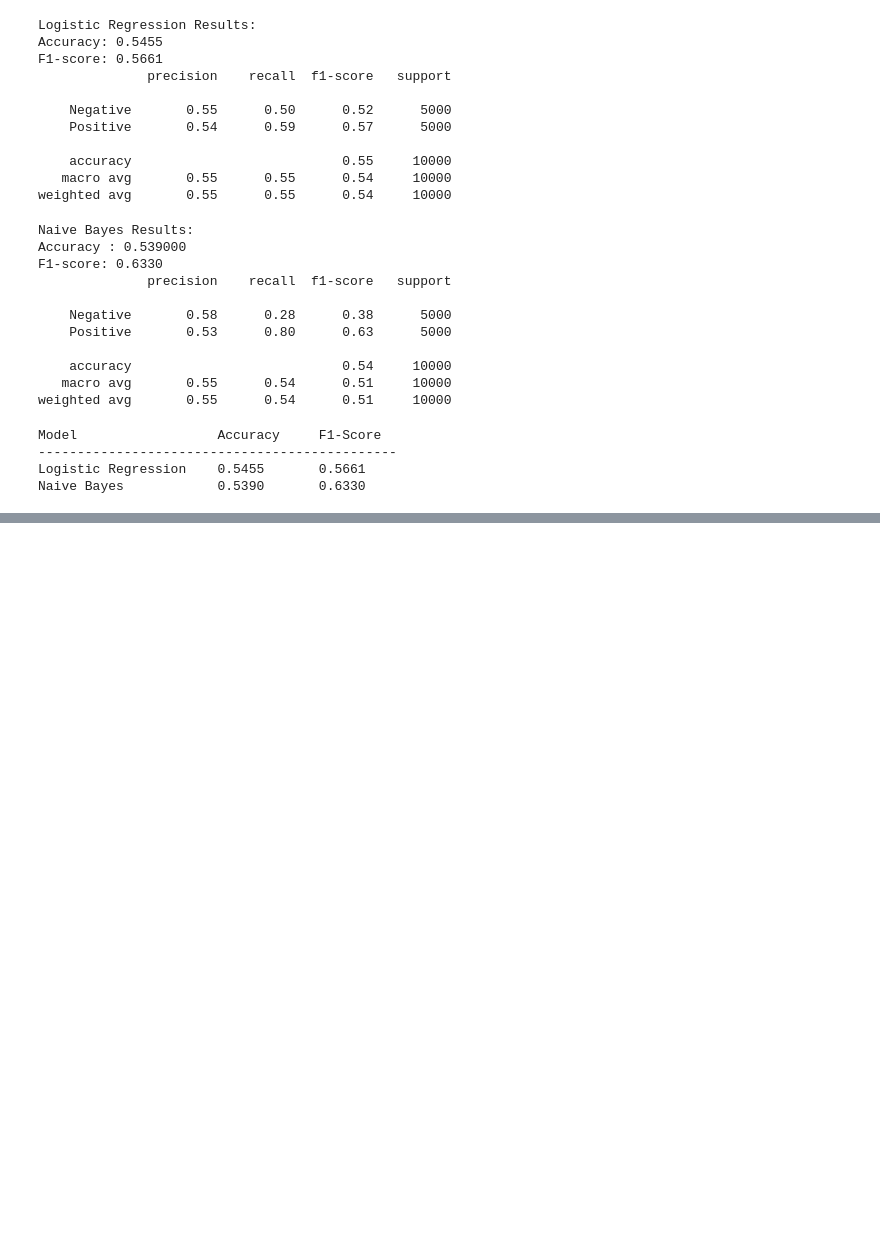
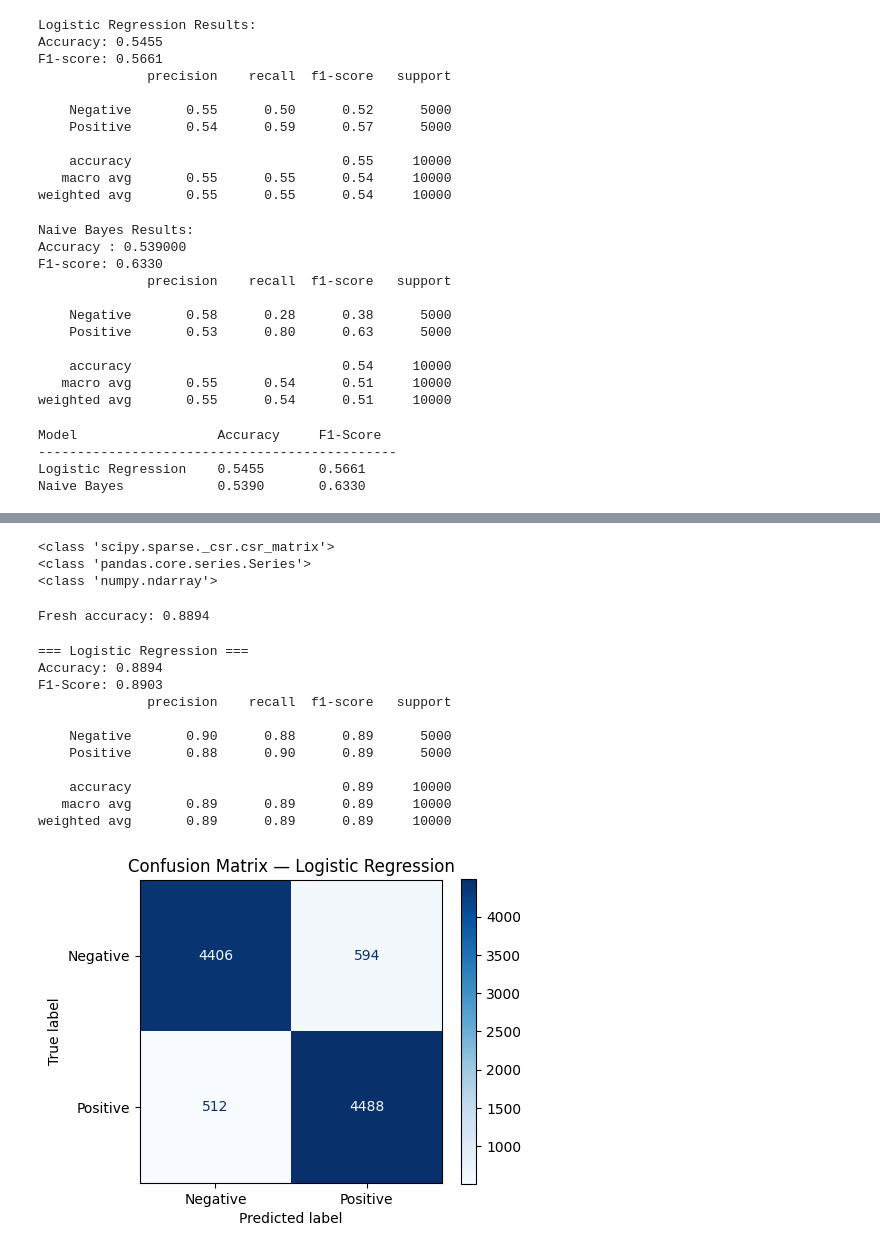
Before and after one commit to Deepika-J2106/sentiment-analysis-nlp, a Jupyter notebook: Sentimentanalysis.ipynb, the cells around one changed output, grey strips where cells are left out. Drawn from its saved outputs; the diff is of its cells as text; code cells hidden in the pictures; blank space fills up the shorter version.

Commit message:
Complete sentiment analysis — TF-IDF models, top predictive words, BERT comparison

```diff
--- a/Sentimentanalysis.ipynb
+++ b/Sentimentanalysis.ipynb
@@ -200,0 +258,65 @@ Naive Bayes            0.5390       0.6330
+# %%
+print(type(X_train_tfidf))   # should be <class 'scipy.sparse._csr.csr_matrix'>
+print(type(y_train))          # should be <class 'pandas.core.series.Series'>
+print(type(lr_preds))         # should be <class 'numpy.ndarray'>
+# %% [output]
+<class 'scipy.sparse._csr.csr_matrix'>
+<class 'pandas.core.series.Series'>
+<class 'numpy.ndarray'>
+# %%
+# Re-run train_test_split and TF-IDF fitting fresh, right now, in one go
+from sklearn.model_selection import train_test_split
+from sklearn.feature_extraction.text import TfidfVectorizer
+
+X = df['cleaned_review']
+y = df['sentiment'].map({'positive': 1, 'negative': 0})
+
+X_train, X_test, y_train, y_test = train_test_split(
+    X, y, test_size=0.2, random_state=42, stratify=y)
+
+tfidf = TfidfVectorizer(max_features=5000, min_df=5, max_df=0.8)
+X_train_tfidf = tfidf.fit_transform(X_train)
+X_test_tfidf = tfidf.transform(X_test)
+
+from sklearn.linear_model import LogisticRegression
+lr = LogisticRegression(max_iter=1000)
+lr.fit(X_train_tfidf, y_train)
+lr_preds = lr.predict(X_test_tfidf)
+
+from sklearn.metrics import accuracy_score
+print("Fresh accuracy:", accuracy_score(y_test, lr_preds))
+# %% [output]
+Fresh accuracy: 0.8894
+# %%
+from sklearn.metrics import accuracy_score, f1_score, classification_report, ConfusionMatrixDisplay
+import matplotlib.pyplot as plt
+
+lr_preds = lr.predict(X_test_tfidf)
+
+print("=== Logistic Regression ===")
+print(f"Accuracy: {accuracy_score(y_test, lr_preds):.4f}")
+print(f"F1-Score: {f1_score(y_test, lr_preds):.4f}")
+print(classification_report(y_test, lr_preds, target_names=['Negative', 'Positive']))
+
+fig, ax = plt.subplots(figsize=(5,4))
+ConfusionMatrixDisplay.from_predictions(
+    y_test, lr_preds,
+    display_labels=['Negative', 'Positive'],
+    cmap='Blues', ax=ax)
+plt.title('Confusion Matrix — Logistic Regression')
+plt.tight_layout()
+plt.savefig('confusion_matrix_lr.png', dpi=150, bbox_inches='tight')
+plt.show()
+# %% [output]
+=== Logistic Regression ===
+Accuracy: 0.8894
+F1-Score: 0.8903
+              precision    recall  f1-score   support
+
+    Negative       0.90      0.88      0.89      5000
+    Positive       0.88      0.90      0.89      5000
+
+    accuracy                           0.89     10000
+   macro avg       0.89      0.89      0.89     10000
+weighted avg       0.89      0.89      0.89     10000
+[figure, added]
```
Also changed, not shown: parts of 13 cells of this notebook.
